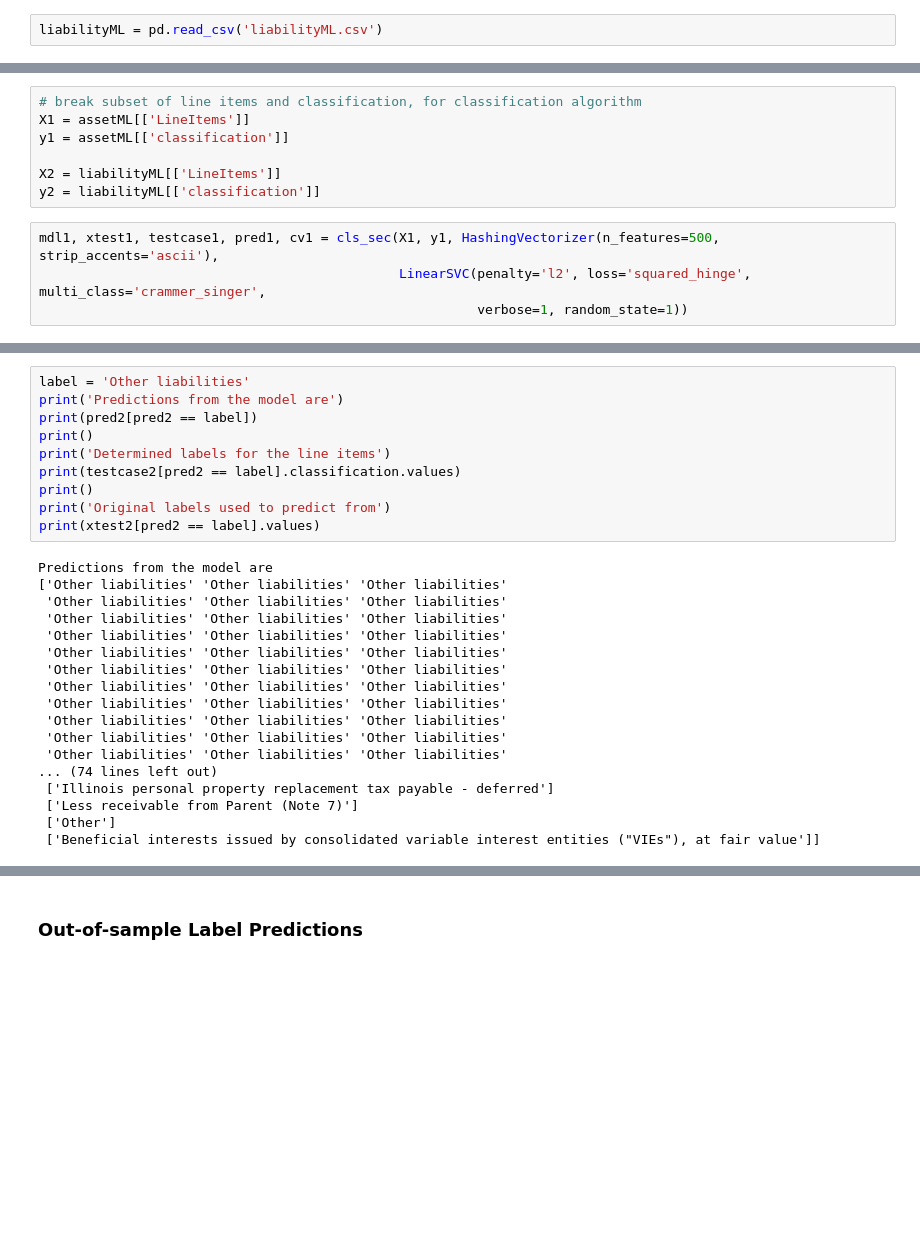
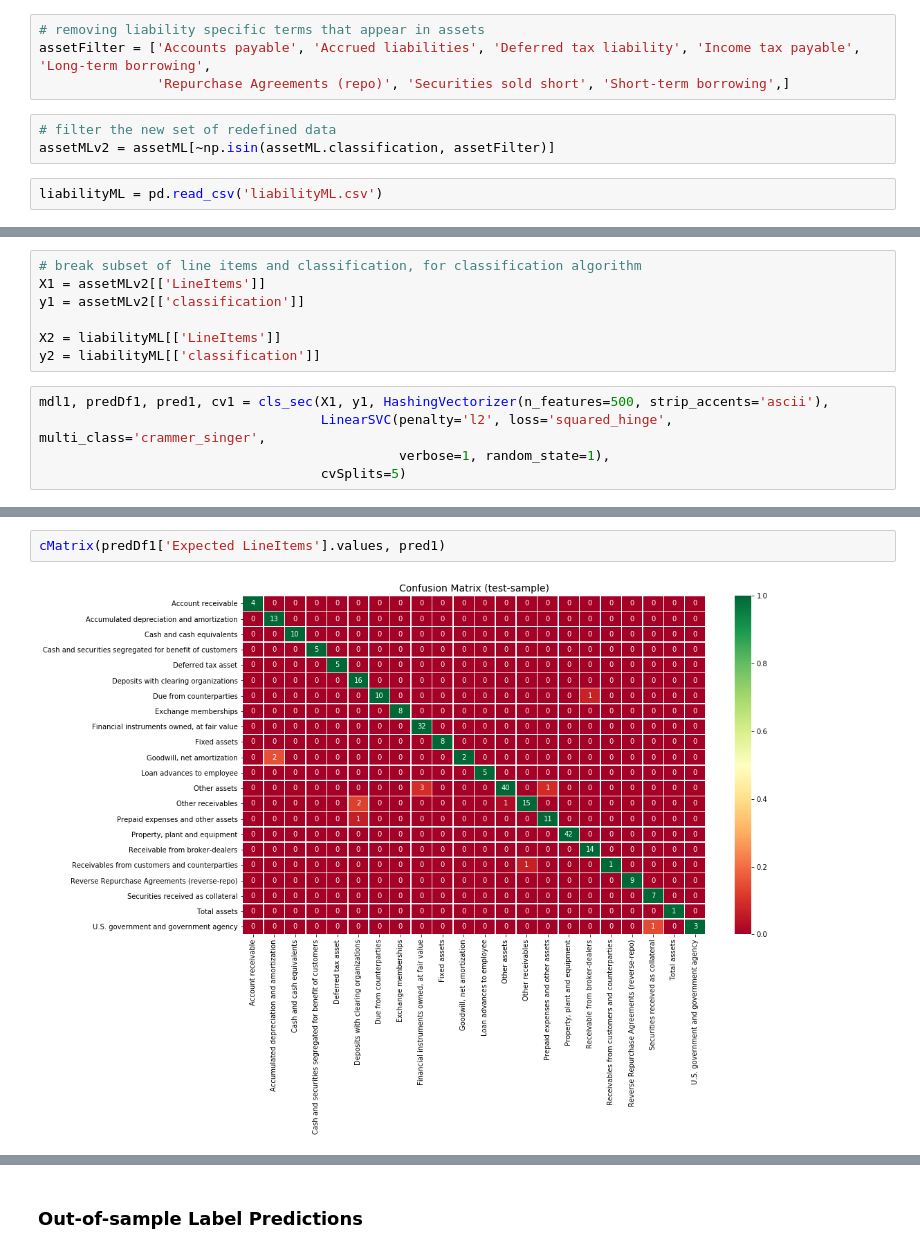
Before and after one commit to fernando-duarte/X17A5, a Jupyter notebook: buildDatabase.ipynb, the cells around one changed output, grey strips where cells are left out. Cells and saved outputs as stored; diff of their text form; blank space fills up the shorter version.

Commit message:
Asset classification model pickled : 95% out-of-sample, 90% CV-5

```diff
--- a/buildDatabase.ipynb
+++ b/buildDatabase.ipynb
@@ -1084,4 +1118,11 @@ def cls_sec(X, y, vectorizer, classification, cvSplits:int=5):
 # %%
 assetML = pd.read_csv('assetML.csv')
+# %%
+# removing liability specific terms that appear in assets
+assetFilter = ['Accounts payable', 'Accrued liabilities', 'Deferred tax liability', 'Income tax payable', 'Long-term borrowing',
+               'Repurchase Agreements (repo)', 'Securities sold short', 'Short-term borrowing',]
+# %%
+# filter the new set of redefined data
+assetMLv2 = assetML[~np.isin(assetML.classification, assetFilter)]
 # %%
 liabilityML = pd.read_csv('liabilityML.csv')
@@ -1088,13 +1134,14 @@ liabilityML = pd.read_csv('liabilityML.csv')
 # %%
 # break subset of line items and classification, for classification algorithm
-X1 = assetML[['LineItems']]
-y1 = assetML[['classification']]
+X1 = assetMLv2[['LineItems']]
+y1 = assetMLv2[['classification']]
 
 X2 = liabilityML[['LineItems']]
 y2 = liabilityML[['classification']]
 # %%
-mdl1, xtest1, testcase1, pred1, cv1 = cls_sec(X1, y1, HashingVectorizer(n_features=500, strip_accents='ascii'),
-                                              LinearSVC(penalty='l2', loss='squared_hinge', multi_class='crammer_singer',
-                                                        verbose=1, random_state=1))
+mdl1, predDf1, pred1, cv1 = cls_sec(X1, y1, HashingVectorizer(n_features=500, strip_accents='ascii'),
+                                    LinearSVC(penalty='l2', loss='squared_hinge', multi_class='crammer_singer',
+                                              verbose=1, random_state=1),
+                                    cvSplits=5)
 # %% [output]
 [LibLinear][LibLinear][LibLinear][LibLinear][LibLinear][LibLinear]
@@ -1165,28 +1186,4 @@ plt.show()
-# %%
-label = 'Other liabilities'
-print('Predictions from the model are')
-print(pred2[pred2 == label])
-print()
-print('Determined labels for the line items')
-print(testcase2[pred2 == label].classification.values)
-print()
-print('Original labels used to predict from')
-print(xtest2[pred2 == label].values)
-# %% [output]
-Predictions from the model are
-['Other liabilities' 'Other liabilities' 'Other liabilities'
- 'Other liabilities' 'Other liabilities' 'Other liabilities'
- 'Other liabilities' 'Other liabilities' 'Other liabilities'
- 'Other liabilities' 'Other liabilities' 'Other liabilities'
- 'Other liabilities' 'Other liabilities' 'Other liabilities'
- 'Other liabilities' 'Other liabilities' 'Other liabilities'
- 'Other liabilities' 'Other liabilities' 'Other liabilities'
- 'Other liabilities' 'Other liabilities' 'Other liabilities'
- 'Other liabilities' 'Other liabilities' 'Other liabilities'
- 'Other liabilities' 'Other liabilities' 'Other liabilities'
- 'Other liabilities' 'Other liabilities' 'Other liabilities'
-... (74 lines left out)
- ['Illinois personal property replacement tax payable - deferred']
- ['Less receivable from Parent (Note 7)']
- ['Other']
- ['Beneficial interests issued by consolidated variable interest entities ("VIEs"), at fair value']]
+# %%
+cMatrix(predDf1['Expected LineItems'].values, pred1)
+# %% [output]
+[figure, added]
```
Also changed, not shown: parts of 20 cells of this notebook, 2 other files.
